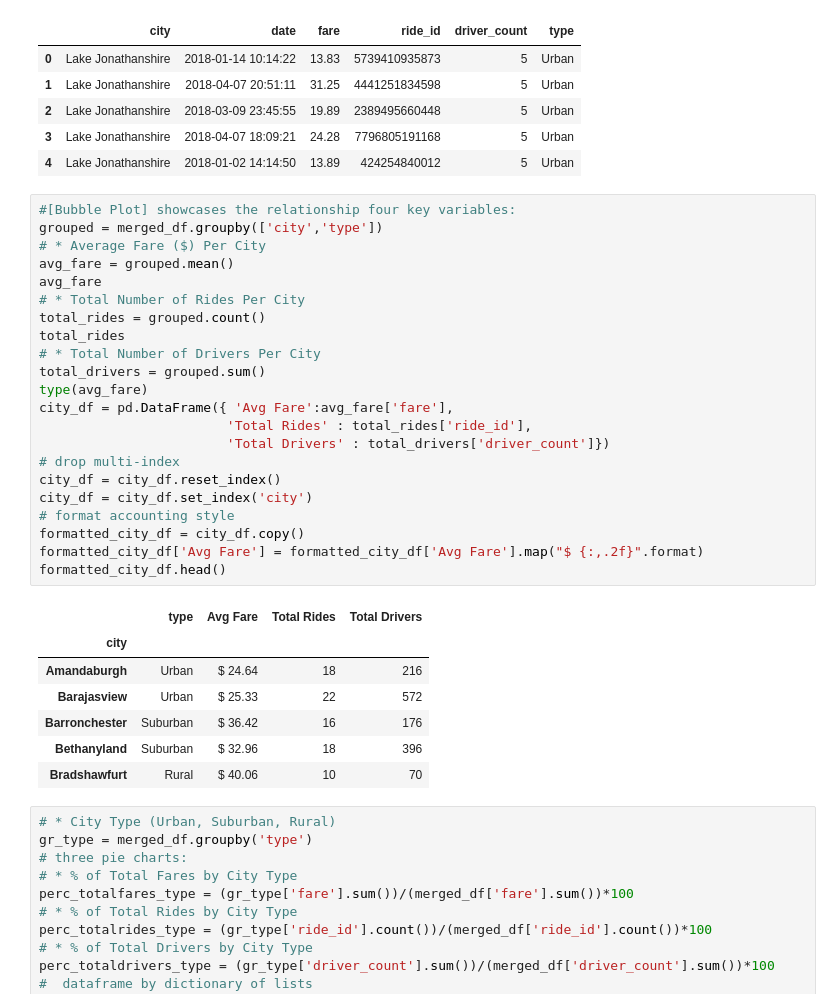
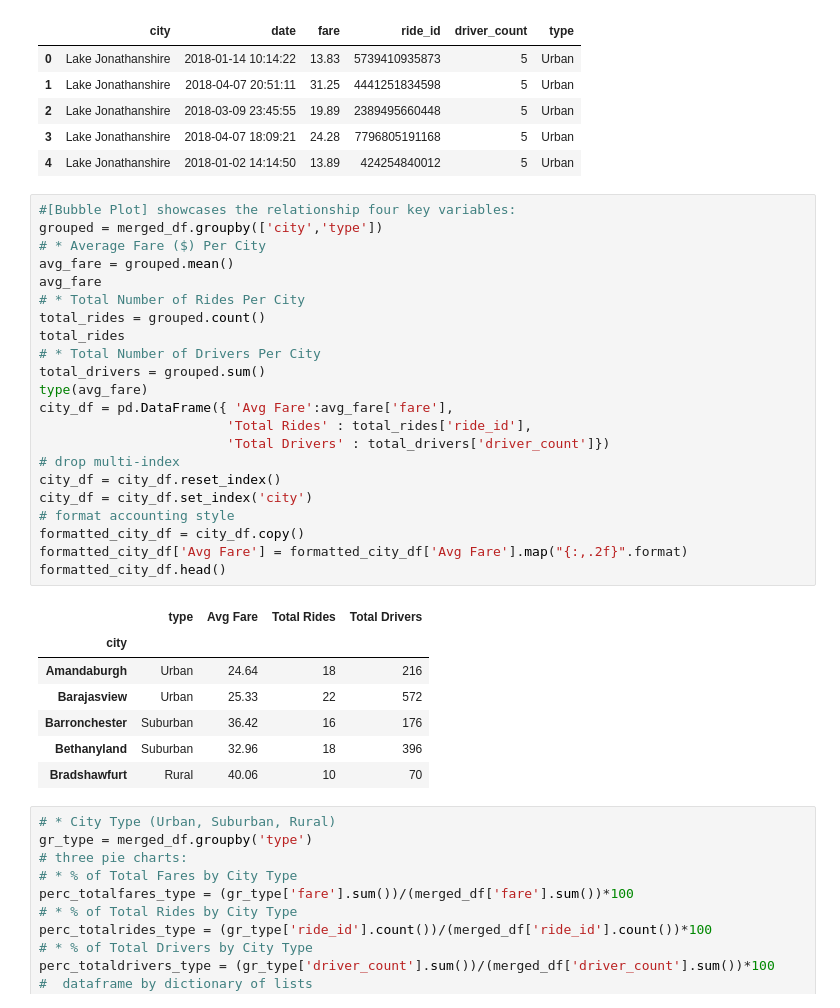
Before and after one commit to attila5287/DU_BigData_hw5_Matplotlib-Pyber, a Jupyter notebook: PyBer_MatPlotLib-Pandas_homework_5.ipynb, the cells around one changed output. Drawn from its saved outputs; the diff is of its cells as text.

```diff
--- a/PyBer_MatPlotLib-Pandas_homework_5.ipynb
+++ b/PyBer_MatPlotLib-Pandas_homework_5.ipynb
@@ -25,33 +25,33 @@ merged_df.head()
 # %%
 #[Bubble Plot] showcases the relationship four key variables:
 grouped = merged_df.groupby(['city','type'])
 # * Average Fare ($) Per City
 avg_fare = grouped.mean()
 avg_fare
 # * Total Number of Rides Per City
 total_rides = grouped.count()
 total_rides
 # * Total Number of Drivers Per City
 total_drivers = grouped.sum()
 type(avg_fare)
 city_df = pd.DataFrame({ 'Avg Fare':avg_fare['fare'],
                         'Total Rides' : total_rides['ride_id'],
                         'Total Drivers' : total_drivers['driver_count']})
 # drop multi-index
 city_df = city_df.reset_index()
 city_df = city_df.set_index('city')
 # format accounting style
 formatted_city_df = city_df.copy()
-formatted_city_df['Avg Fare'] = formatted_city_df['Avg Fare'].map("$ {:,.2f}".format)
+formatted_city_df['Avg Fare'] = formatted_city_df['Avg Fare'].map("{:,.2f}".format)
 formatted_city_df.head()
 # %% [output]
 |  | type | Avg Fare | Total Rides | Total Drivers |
 | city |  |  |  |  |
-| Amandaburgh | Urban | $ 24.64 | 18 | 216 |
-| Barajasview | Urban | $ 25.33 | 22 | 572 |
-| Barronchester | Suburban | $ 36.42 | 16 | 176 |
-| Bethanyland | Suburban | $ 32.96 | 18 | 396 |
-| Bradshawfurt | Rural | $ 40.06 | 10 | 70 |
+| Amandaburgh | Urban | 24.64 | 18 | 216 |
+| Barajasview | Urban | 25.33 | 22 | 572 |
+| Barronchester | Suburban | 36.42 | 16 | 176 |
+| Bethanyland | Suburban | 32.96 | 18 | 396 |
+| Bradshawfurt | Rural | 40.06 | 10 | 70 |
 # %%
 # * City Type (Urban, Suburban, Rural)
 gr_type = merged_df.groupby('type')
```
